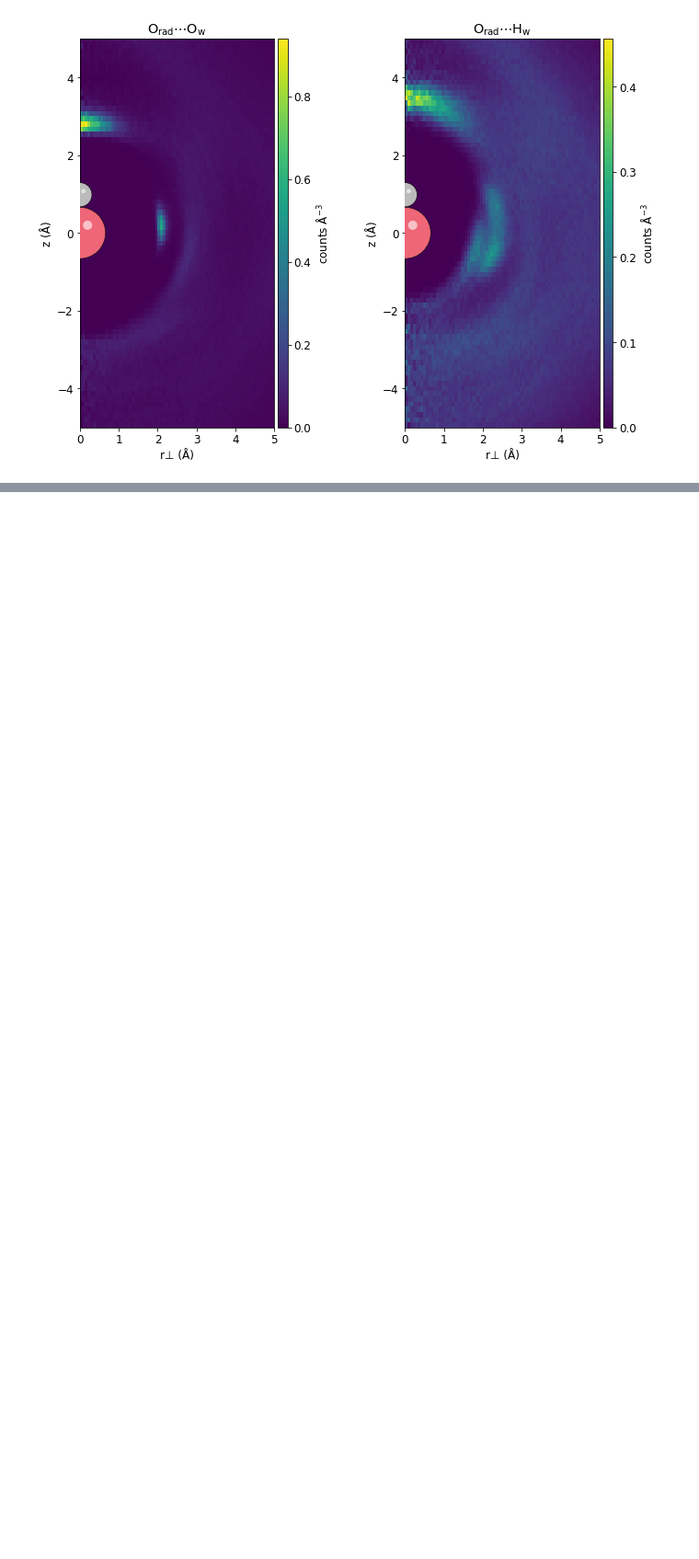
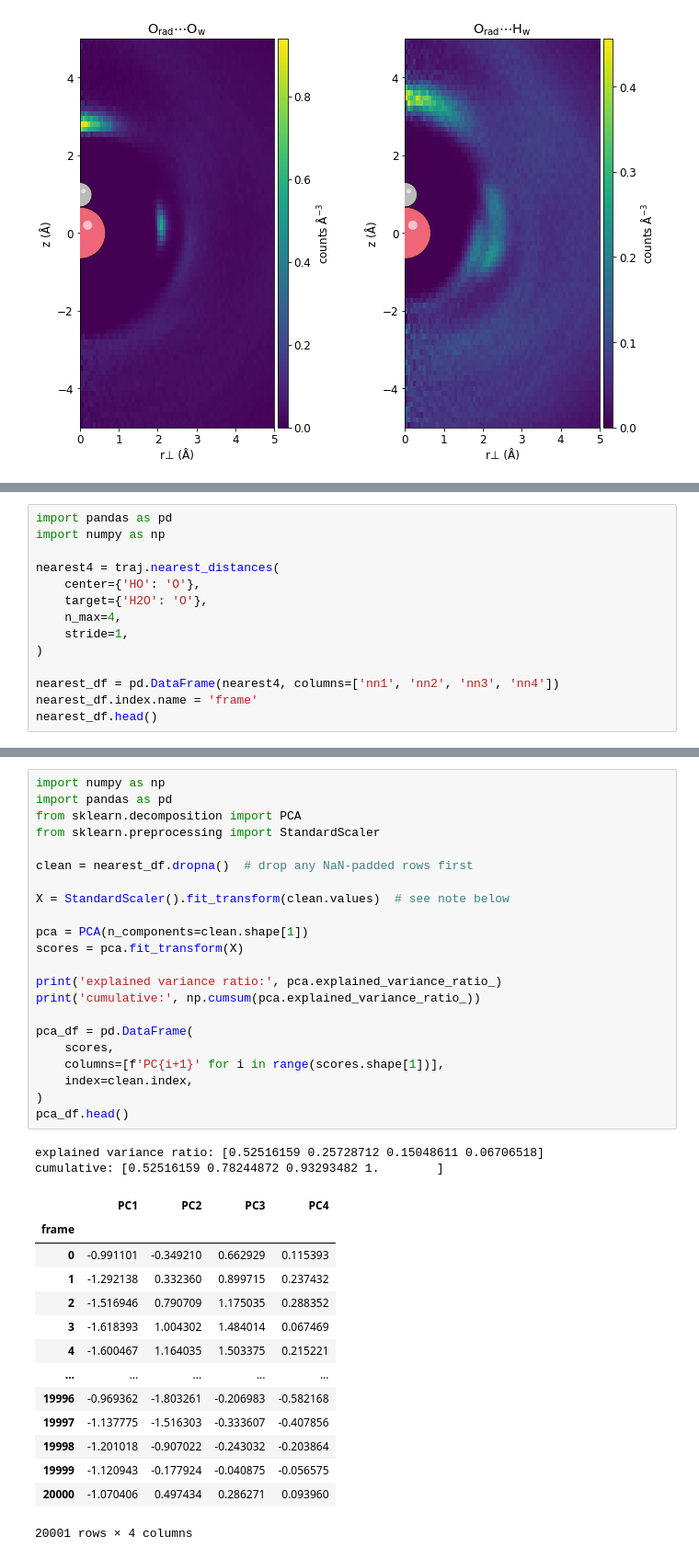
Before and after one commit to viktorsvahn/water, a Jupyter notebook: hydroxyl/OH_radical.ipynb, the cells around one changed output, grey strips where cells are left out. Shown at 92% size. Saved outputs shown, nothing was run; the diff lists cells and outputs as text; blank space fills up the shorter version.

```diff
--- a/hydroxyl/OH_radical.ipynb
+++ b/hydroxyl/OH_radical.ipynb
@@ -389,0 +374,14 @@ fig.savefig('results/NPT/HO_nn4_structure.png', dpi=150, bbox_inches='tight')
+# %%
+import pandas as pd
+import numpy as np
+
+nearest4 = traj.nearest_distances(
+    center={'HO': 'O'},
+    target={'H2O': 'O'},
+    n_max=4,
+    stride=1,
+)
+
+nearest_df = pd.DataFrame(nearest4, columns=['nn1', 'nn2', 'nn3', 'nn4'])
+nearest_df.index.name = 'frame'
+nearest_df.head()
@@ -389,0 +396,39 @@ fig.savefig('results/NPT/HO_nn4_structure.png', dpi=150, bbox_inches='tight')
+# %%
+import numpy as np
+import pandas as pd
+from sklearn.decomposition import PCA
+from sklearn.preprocessing import StandardScaler
+
+clean = nearest_df.dropna()  # drop any NaN-padded rows first
+
+X = StandardScaler().fit_transform(clean.values)  # see note below
+
+pca = PCA(n_components=clean.shape[1])
+scores = pca.fit_transform(X)
+
+print('explained variance ratio:', pca.explained_variance_ratio_)
+print('cumulative:', np.cumsum(pca.explained_variance_ratio_))
+
+pca_df = pd.DataFrame(
+    scores,
+    columns=[f'PC{i+1}' for i in range(scores.shape[1])],
+    index=clean.index,
+)
+pca_df.head()
+# %% [output]
+explained variance ratio: [0.52516159 0.25728712 0.15048611 0.06706518]
+cumulative: [0.52516159 0.78244872 0.93293482 1.        ]
+|  | PC1 | PC2 | PC3 | PC4 |
+| frame |  |  |  |  |
+| 0 | -0.991101 | -0.349210 | 0.662929 | 0.115393 |
+| 1 | -1.292138 | 0.332360 | 0.899715 | 0.237432 |
+| 2 | -1.516946 | 0.790709 | 1.175035 | 0.288352 |
+| 3 | -1.618393 | 1.004302 | 1.484014 | 0.067469 |
+| 4 | -1.600467 | 1.164035 | 1.503375 | 0.215221 |
+| ... | ... | ... | ... | ... |
+| 19996 | -0.969362 | -1.803261 | -0.206983 | -0.582168 |
+| 19997 | -1.137775 | -1.516303 | -0.333607 | -0.407856 |
+| 19998 | -1.201018 | -0.907022 | -0.243032 | -0.203864 |
+| 19999 | -1.120943 | -0.177924 | -0.040875 | -0.056575 |
+| 20000 | -1.070406 | 0.497434 | 0.286271 | 0.093960 |
+20001 rows × 4 columns
```
Also changed, not shown: parts of 28 cells of this notebook.
